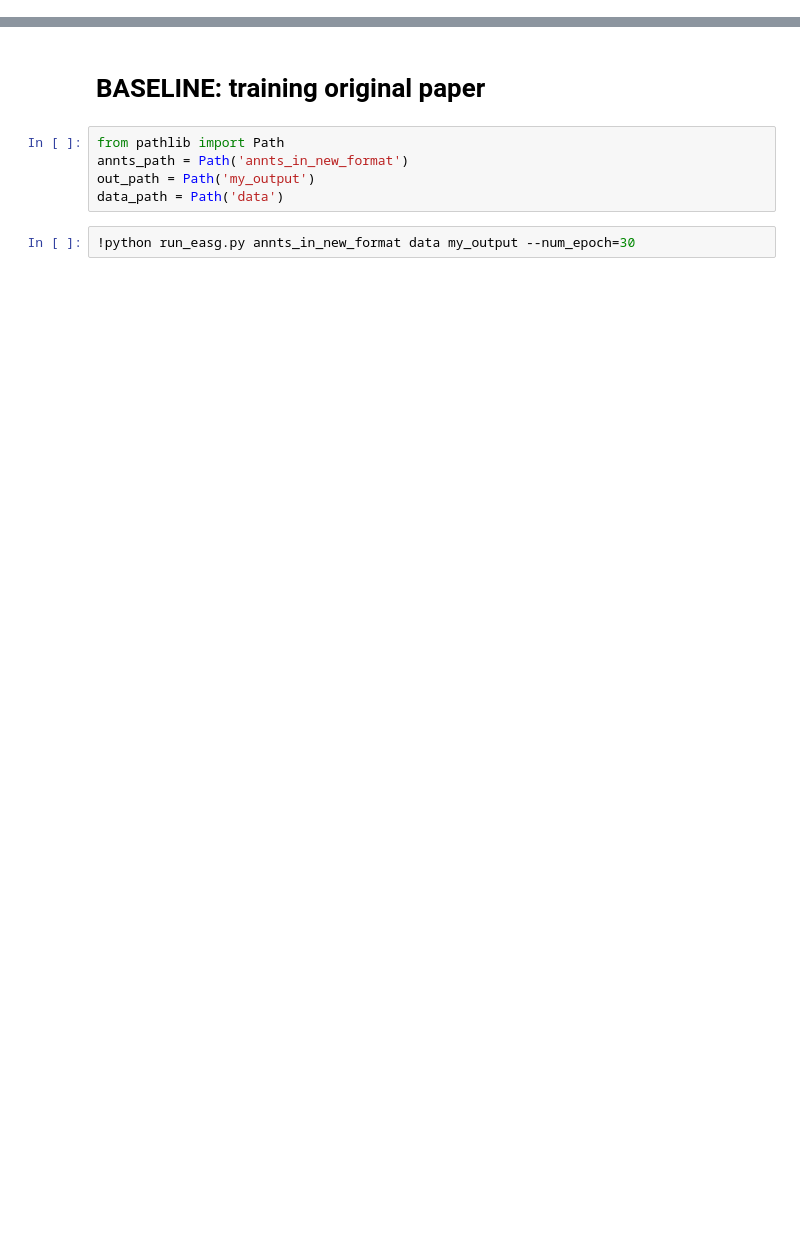
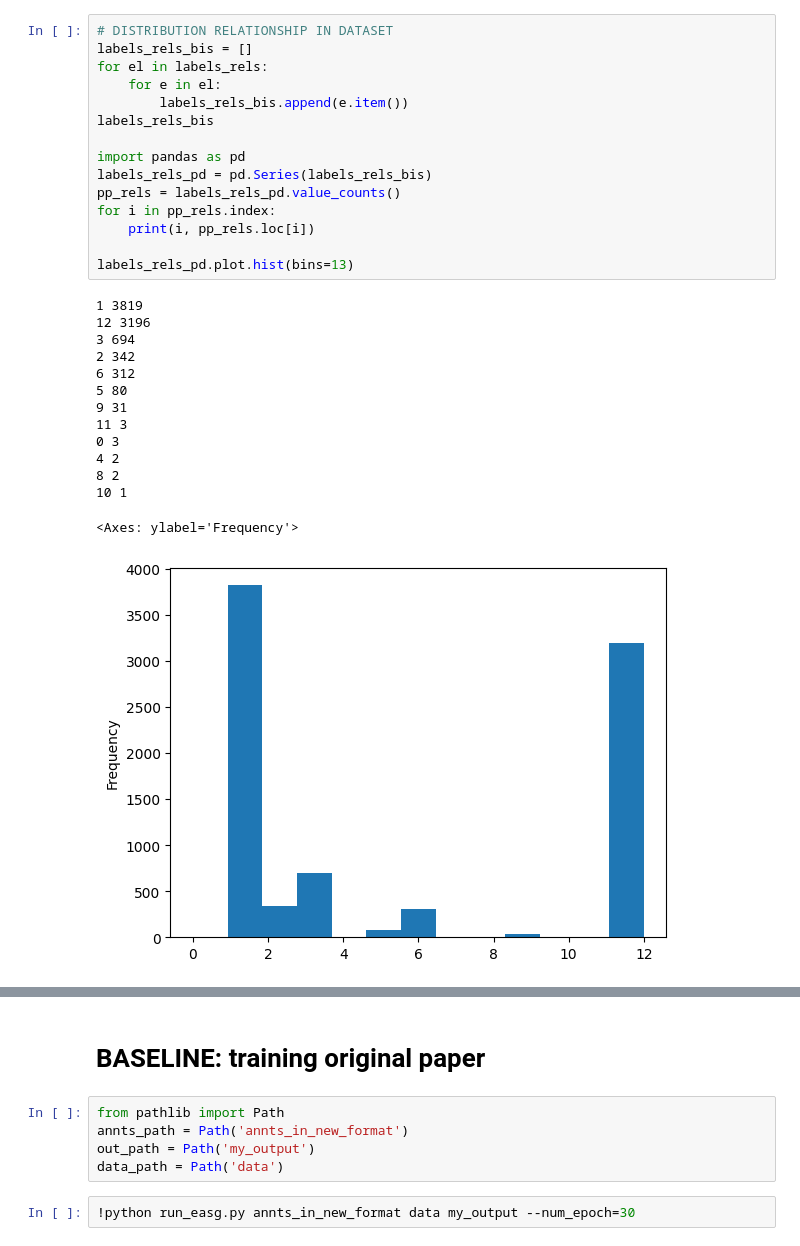
Before and after one commit to scoleri-mr/easg_classification, a Jupyter notebook: edge_cls.ipynb, the cells around one changed output, grey strips where cells are left out. Drawn from its saved outputs; the diff is of its cells as text; blank space fills up the shorter version.

```diff
--- a/edge_cls.ipynb
+++ b/edge_cls.ipynb
@@ -0,0 +88,30 @@
+# %%
+# DISTRIBUTION RELATIONSHIP IN DATASET
+labels_rels_bis = []
+for el in labels_rels:
+    for e in el:
+        labels_rels_bis.append(e.item())
+labels_rels_bis
+
+import pandas as pd
+labels_rels_pd = pd.Series(labels_rels_bis)
+pp_rels = labels_rels_pd.value_counts()
+for i in pp_rels.index:
+    print(i, pp_rels.loc[i])
+
+labels_rels_pd.plot.hist(bins=13)
+# %% [output]
+1 3819
+12 3196
+3 694
+2 342
+6 312
+5 80
+9 31
+11 3
+0 3
+4 2
+8 2
+10 1
+<Axes: ylabel='Frequency'>
+[figure, added]
```
Also changed, not shown: parts of 15 cells of this notebook.
